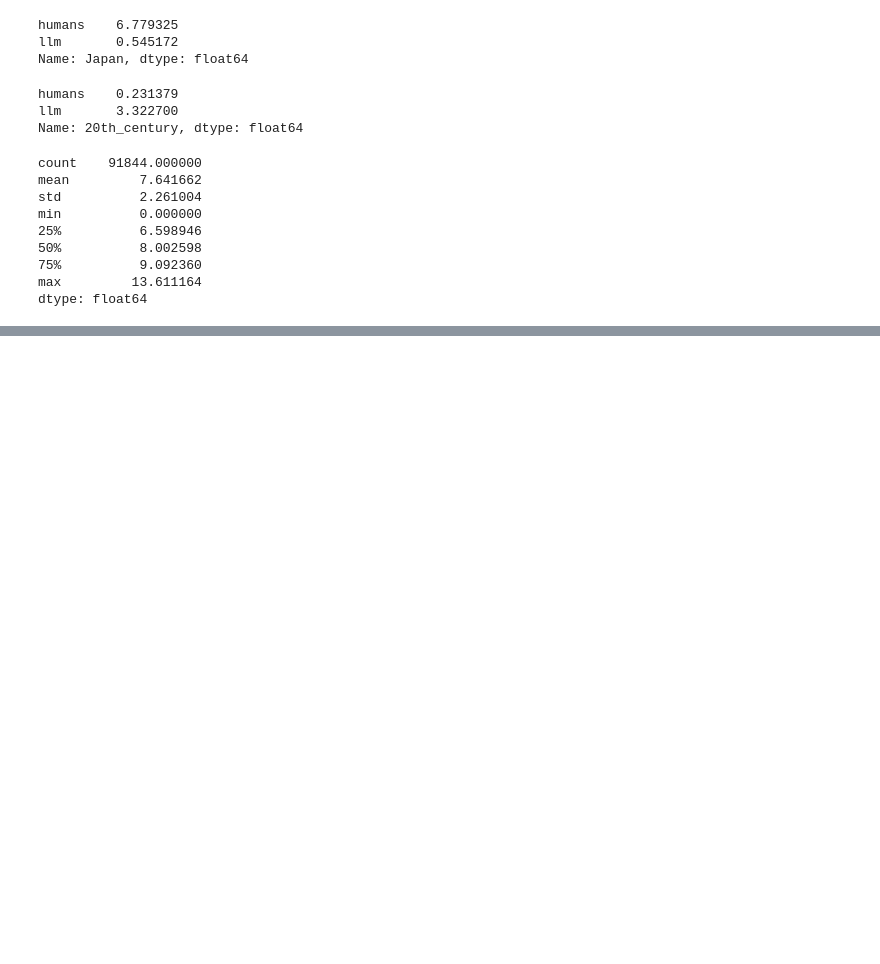
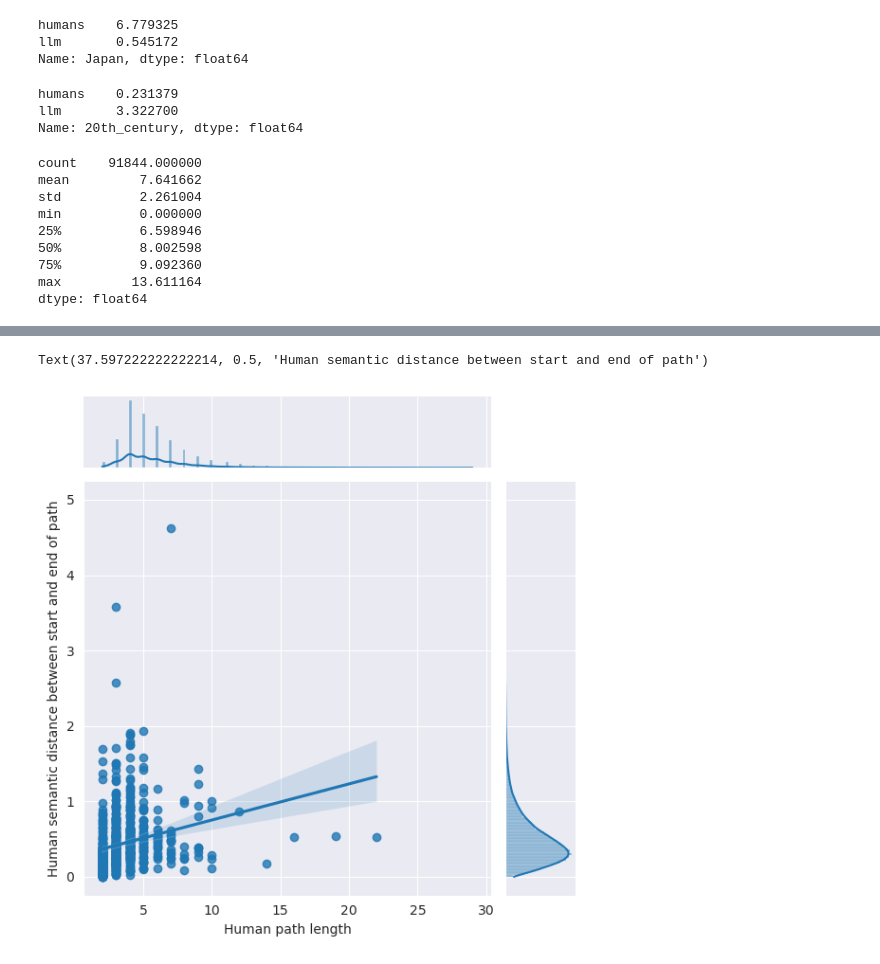
Before and after one commit to epfl-ada/ada-2024-project-adaspeedia, a Jupyter notebook: results.ipynb, the cells around one changed output, grey strips where cells are left out. Cells and saved outputs as stored; diff of their text form; code cells hidden in the pictures; blank space fills up the shorter version.

```diff
--- a/results.ipynb
+++ b/results.ipynb
@@ -342,0 +360,13 @@ dtype: float64
+# %%
+# Get the paths lengths indexed by the start and end pair
+series_paths_len_humans_finished = pd.Series({ (path[0], path[-1]): len(path) for path in paths_finished_humans['path'] })
+# Remove outliers
+series_paths_len_humans_finished = series_paths_len_humans_finished[series_paths_len_humans_finished < 30]
+series_distances_humans = series_distances_humans[series_distances_humans < 5]
+# Plot path length against semantic distance between start and end
+sns.jointplot(x=series_paths_len_humans_finished, y=series_distances_humans, kind='reg')
+plt.xlabel('Human path length')
+plt.ylabel('Human semantic distance between start and end of path')
+# %% [output]
+Text(37.597222222222214, 0.5, 'Human semantic distance between start and end of path')
+[figure, added]
```
Also changed, not shown: parts of 10 cells of this notebook.
